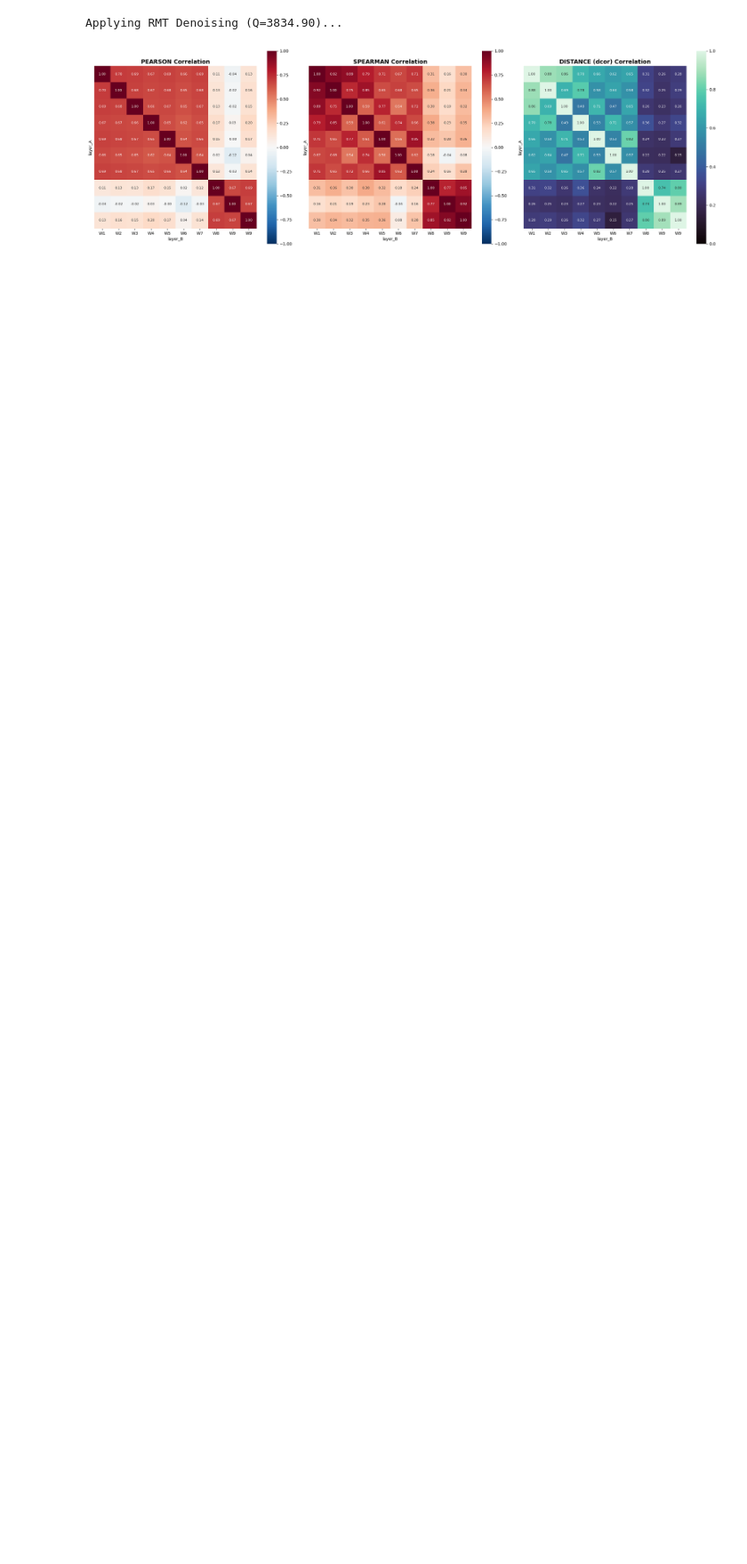
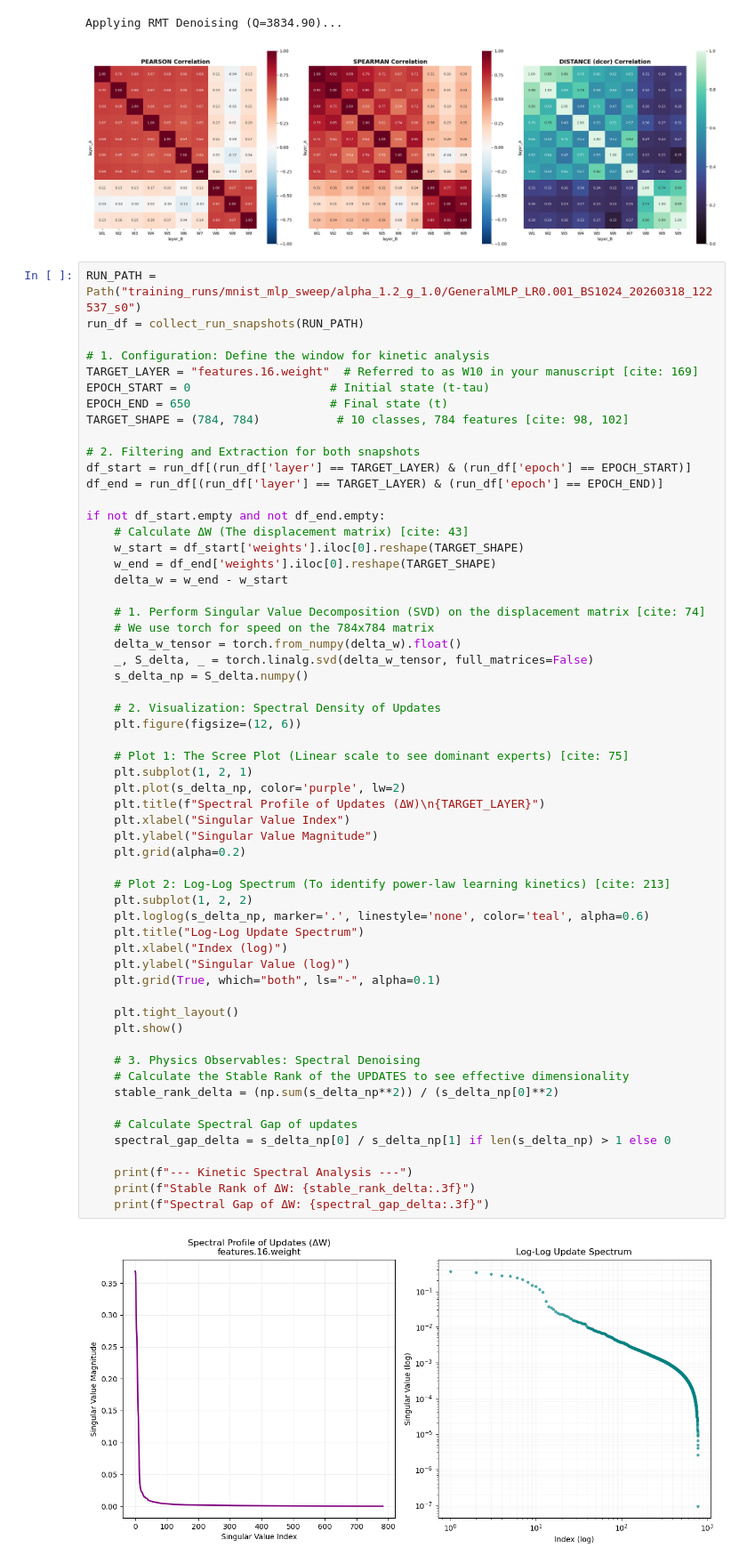
Before and after one commit to YiHaoFromEarth/ht-initialisation-dynamics, a Jupyter notebook: eda.ipynb, the cells around one changed output. Shown at 89% size. Cells and saved outputs as stored; diff of their text form; blank space fills up the shorter version.

```diff
--- a/eda.ipynb
+++ b/eda.ipynb
@@ -1109,3 +1072,63 @@ compute_and_plot_trinity(
 # %% [output]
 Applying RMT Denoising (Q=3834.90)...
 [figure]
+# %%
+RUN_PATH = Path("training_runs/mnist_mlp_sweep/alpha_1.2_g_1.0/GeneralMLP_LR0.001_BS1024_20260318_122537_s0")
+run_df = collect_run_snapshots(RUN_PATH)
+
+# 1. Configuration: Define the window for kinetic analysis
+TARGET_LAYER = "features.16.weight"  # Referred to as W10 in your manuscript [cite: 169]
+EPOCH_START = 0                    # Initial state (t-tau)
+EPOCH_END = 650                    # Final state (t)
+TARGET_SHAPE = (784, 784)           # 10 classes, 784 features [cite: 98, 102]
+
+# 2. Filtering and Extraction for both snapshots
+df_start = run_df[(run_df['layer'] == TARGET_LAYER) & (run_df['epoch'] == EPOCH_START)]
+df_end = run_df[(run_df['layer'] == TARGET_LAYER) & (run_df['epoch'] == EPOCH_END)]
+
+if not df_start.empty and not df_end.empty:
+    # Calculate ΔW (The displacement matrix) [cite: 43]
+    w_start = df_start['weights'].iloc[0].reshape(TARGET_SHAPE)
+    w_end = df_end['weights'].iloc[0].reshape(TARGET_SHAPE)
+    delta_w = w_end - w_start
+
+    # 1. Perform Singular Value Decomposition (SVD) on the displacement matrix [cite: 74]
+    # We use torch for speed on the 784x784 matrix
+    delta_w_tensor = torch.from_numpy(delta_w).float()
+    _, S_delta, _ = torch.linalg.svd(delta_w_tensor, full_matrices=False)
+    s_delta_np = S_delta.numpy()
+
+    # 2. Visualization: Spectral Density of Updates
+    plt.figure(figsize=(12, 6))
+
+    # Plot 1: The Scree Plot (Linear scale to see dominant experts) [cite: 75]
+    plt.subplot(1, 2, 1)
+    plt.plot(s_delta_np, color='purple', lw=2)
+    plt.title(f"Spectral Profile of Updates (ΔW)\n{TARGET_LAYER}")
+    plt.xlabel("Singular Value Index")
+    plt.ylabel("Singular Value Magnitude")
+    plt.grid(alpha=0.2)
+
+    # Plot 2: Log-Log Spectrum (To identify power-law learning kinetics) [cite: 213]
+    plt.subplot(1, 2, 2)
+    plt.loglog(s_delta_np, marker='.', linestyle='none', color='teal', alpha=0.6)
+    plt.title("Log-Log Update Spectrum")
+    plt.xlabel("Index (log)")
+    plt.ylabel("Singular Value (log)")
+    plt.grid(True, which="both", ls="-", alpha=0.1)
+
+    plt.tight_layout()
+    plt.show()
+
+    # 3. Physics Observables: Spectral Denoising
+    # Calculate the Stable Rank of the UPDATES to see effective dimensionality
+    stable_rank_delta = (np.sum(s_delta_np**2)) / (s_delta_np[0]**2)
+
+    # Calculate Spectral Gap of updates
+    spectral_gap_delta = s_delta_np[0] / s_delta_np[1] if len(s_delta_np) > 1 else 0
+
+    print(f"--- Kinetic Spectral Analysis ---")
+    print(f"Stable Rank of ΔW: {stable_rank_delta:.3f}")
+    print(f"Spectral Gap of ΔW: {spectral_gap_delta:.3f}")
+# %% [output]
+[figure, added]
```
Also changed, not shown: parts of 5 cells of this notebook, 4 other files.
